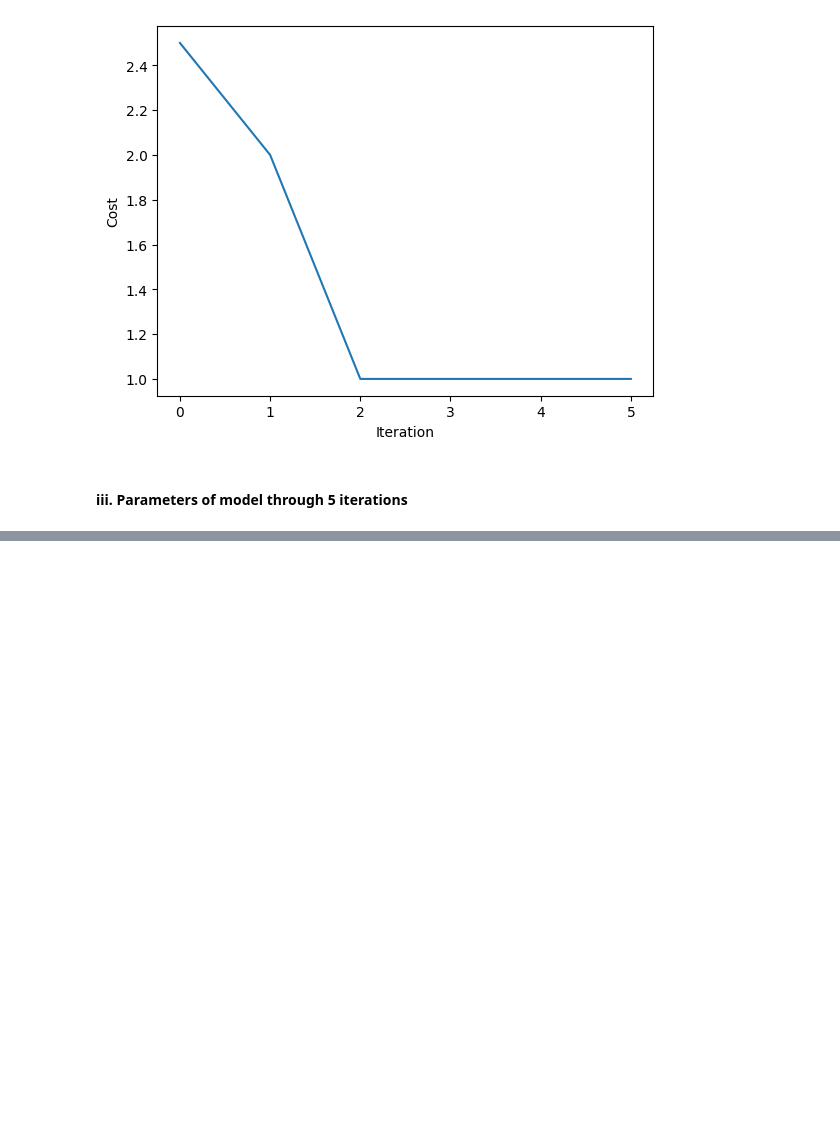
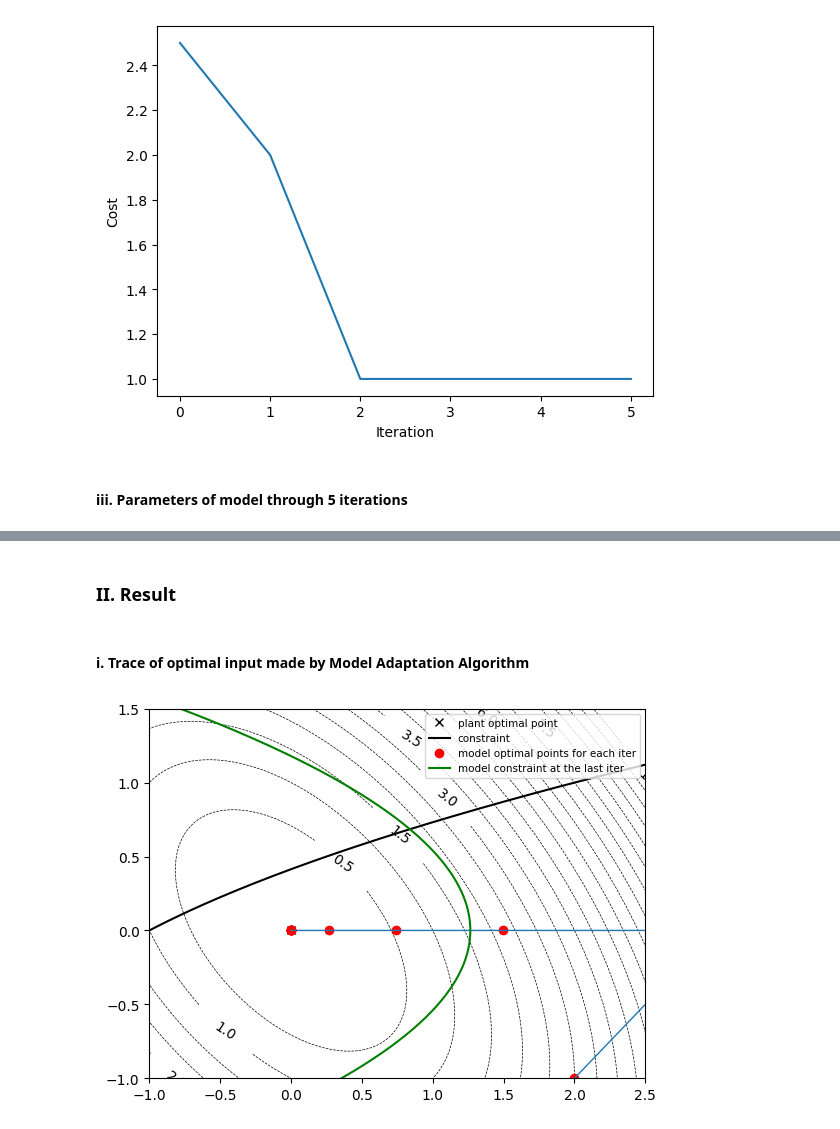
Before and after one commit to dleeim/Safe-Bayesian-Optimization, a Jupyter notebook: Benoit_Problem(Model_Adaptation).ipynb, the cells around one changed output, grey strips where cells are left out. Drawn from its saved outputs; the diff is of its cells as text; code cells hidden in the pictures; blank space fills up the shorter version.

```diff
--- a/Benoit_Problem(Model_Adaptation).ipynb
+++ b/Benoit_Problem(Model_Adaptation).ipynb
@@ -362,0 +396,6 @@ plt.show()
+# %%
+# Test
+u0 = [1,1] # Initial guess for optimization algorithm
+theta = [0.5,0.5,0.5,0.5,0.5,0.5]
+u,fun = cost_optimize(theta,u0)
+print(f"optimal input: {u}, optimal output: {fun}")
@@ -362,0 +459,17 @@ plt.show()
+# %%
+# test for adaptation cost function
+x = SSE(theta = [0.5,0.5,0.5,0.5,0.5,0.5],
+        u = [3,0],
+        plant_func = Benoit_System_noiseless_1,
+        plant_constraint =con1_system_noiseless)
+
+print(f"cost function:{x}")
+print("------------")
+
+# test for model adaptation method
+theta,fun = SSE_optimize(plant_func=Benoit_System_noiseless_1,
+                     plant_constraint=con1_system_noiseless,
+                     theta0=[0.5,0.5,0.5,0.5,0.5,0.5],
+                     u=[2.00000000e+00,-1.89234472e-08])
+
+print(f"optimal hyperparameters:{theta},\noptimal function: {fun}")
@@ -362,0 +521,20 @@ plt.show()
+# %% [markdown]
+### II. Result
+# %% [markdown]
+#### i. Trace of optimal input made by Model Adaptation Algorithm
+# %%
+plant_drawing(is_constraint=True,is_tight_constraint=False)
+plt.plot(data['u_0'],data['u_1'], 'ro',)
+plt.plot(data['u_0'],data['u_1'], linestyle='-',linewidth=1,label='_nolegend_')
+delta = 0.01
+uc1 = np.arange(-3.5, 3.5, delta)
+uc0 = (data['parameters'][4][-1]*uc1**2+ data['parameters'][5][-1] + 1)/data['parameters'][3][-1]
+plt.plot(uc0,uc1,'g')
+plt.legend(["plant optimal point",
+            "constraint",
+            'model optimal points for each iter',
+            'model constraint at the last iter'],
+                fontsize = 7.5)
+plt.show()
+# %% [output]
+[figure, added]
```
Also changed, not shown: parts of 26 cells of this notebook, 1 other file.
